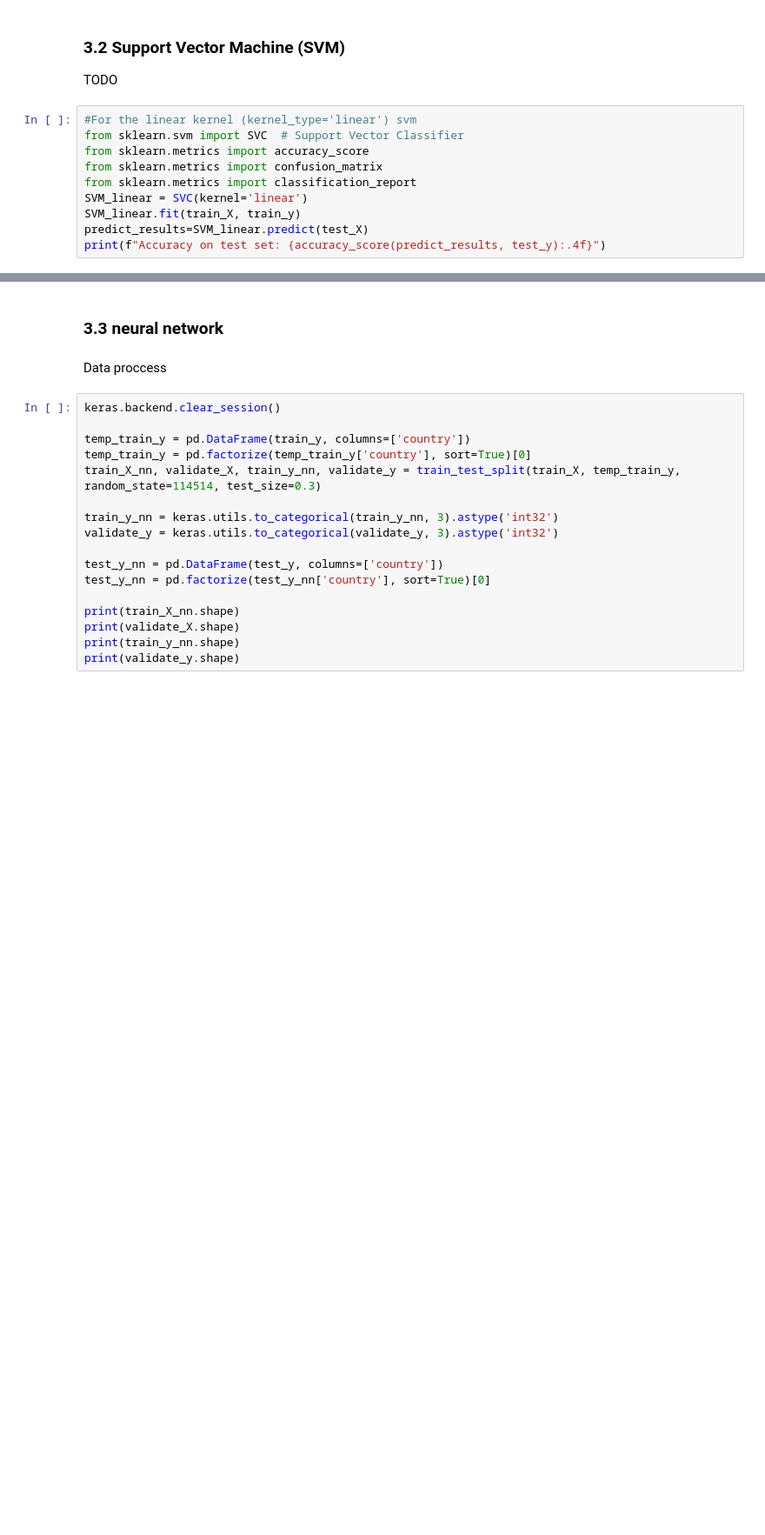
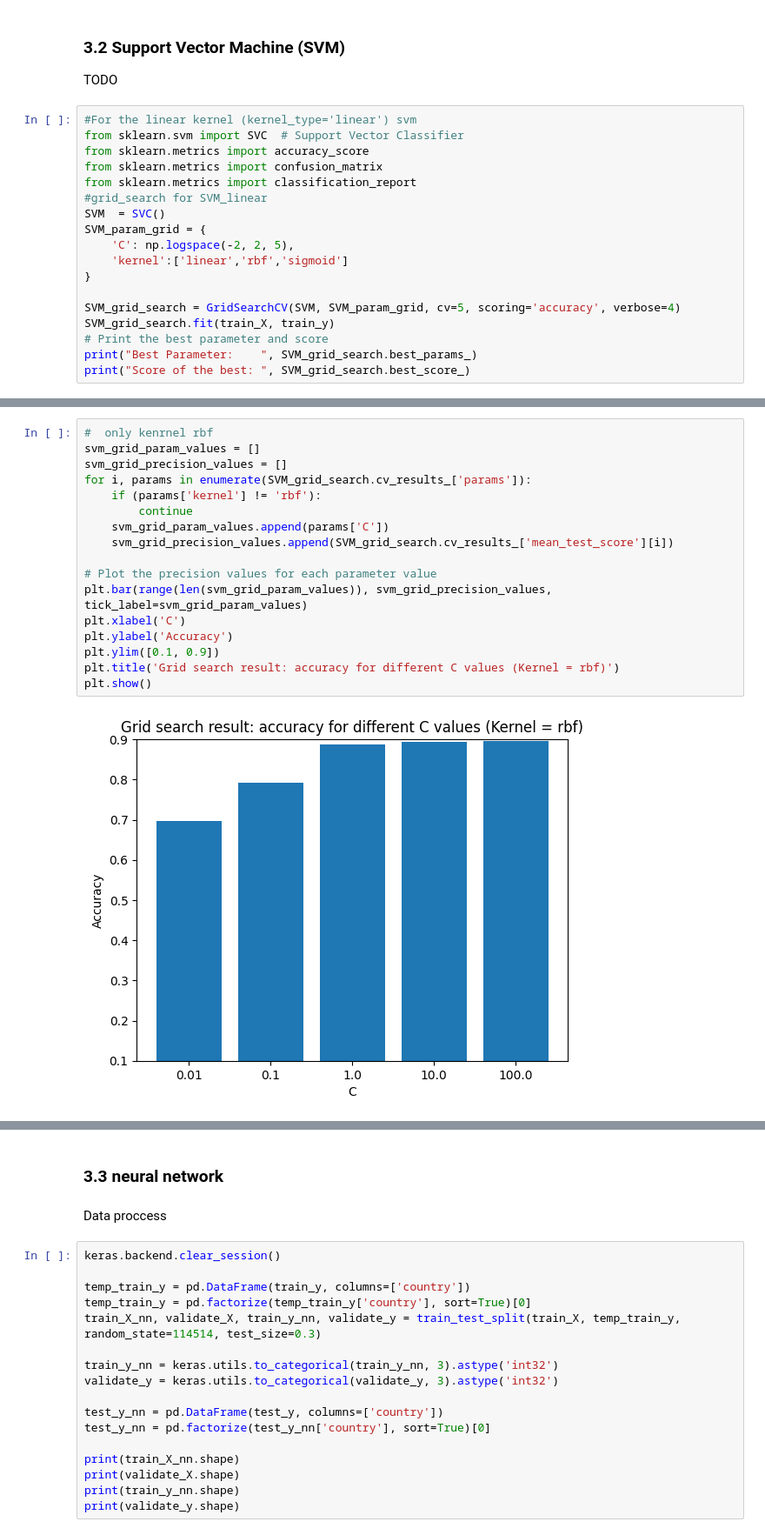
Before and after one commit to pzvol/CSNF301003GA, a Jupyter notebook: group_project/group_project.ipynb, the cells around one changed output, grey strips where cells are left out. Shown at 87% size. Saved outputs shown, nothing was run; the diff lists cells and outputs as text; blank space fills up the shorter version.

```diff
--- a/group_project/group_project.ipynb
+++ b/group_project/group_project.ipynb
@@ -308,8 +308,16 @@ from sklearn.svm import SVC  # Support Vector Classifier
 from sklearn.metrics import accuracy_score
 from sklearn.metrics import confusion_matrix
 from sklearn.metrics import classification_report
-SVM_linear = SVC(kernel='linear')
-SVM_linear.fit(train_X, train_y)
-predict_results=SVM_linear.predict(test_X)
-print(f"Accuracy on test set: {accuracy_score(predict_results, test_y):.4f}")
+#grid_search for SVM_linear
+SVM  = SVC()
+SVM_param_grid = {
+    'C': np.logspace(-2, 2, 5),
+    'kernel':['linear','rbf','sigmoid']
+}
+
+SVM_grid_search = GridSearchCV(SVM, SVM_param_grid, cv=5, scoring='accuracy', verbose=4)
+SVM_grid_search.fit(train_X, train_y)
+# Print the best parameter and score
+print("Best Parameter:    ", SVM_grid_search.best_params_)
+print("Score of the best: ", SVM_grid_search.best_score_)
 # %% [output]
@@ -317 +341,20 @@ Accuracy on test set: 0.8965
+# %%
+#  only kenrnel rbf
+svm_grid_param_values = []
+svm_grid_precision_values = []
+for i, params in enumerate(SVM_grid_search.cv_results_['params']):
+    if (params['kernel'] != 'rbf'):
+        continue
+    svm_grid_param_values.append(params['C'])
+    svm_grid_precision_values.append(SVM_grid_search.cv_results_['mean_test_score'][i])
+
+# Plot the precision values for each parameter value
+plt.bar(range(len(svm_grid_param_values)), svm_grid_precision_values, tick_label=svm_grid_param_values)
+plt.xlabel('C')
+plt.ylabel('Accuracy')
+plt.ylim([0.1, 0.9])
+plt.title('Grid search result: accuracy for different C values (Kernel = rbf)')
+plt.show()
+# %% [output]
+[figure, added]
 # %%
```
Also changed, not shown: parts of 11 cells of this notebook.
